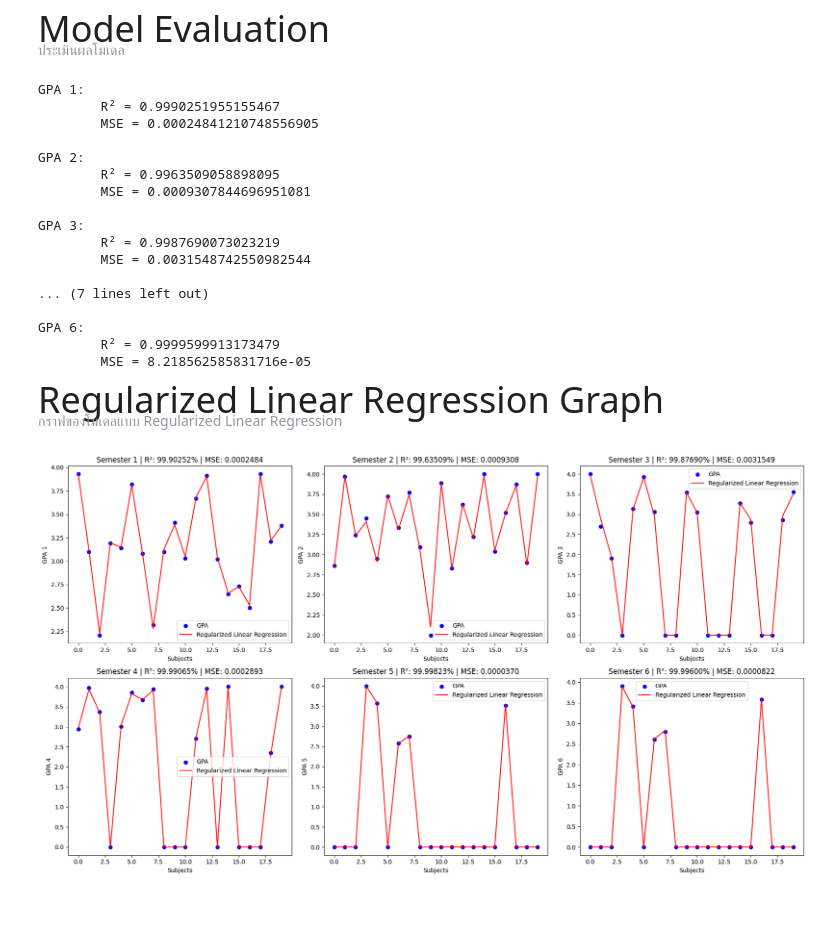
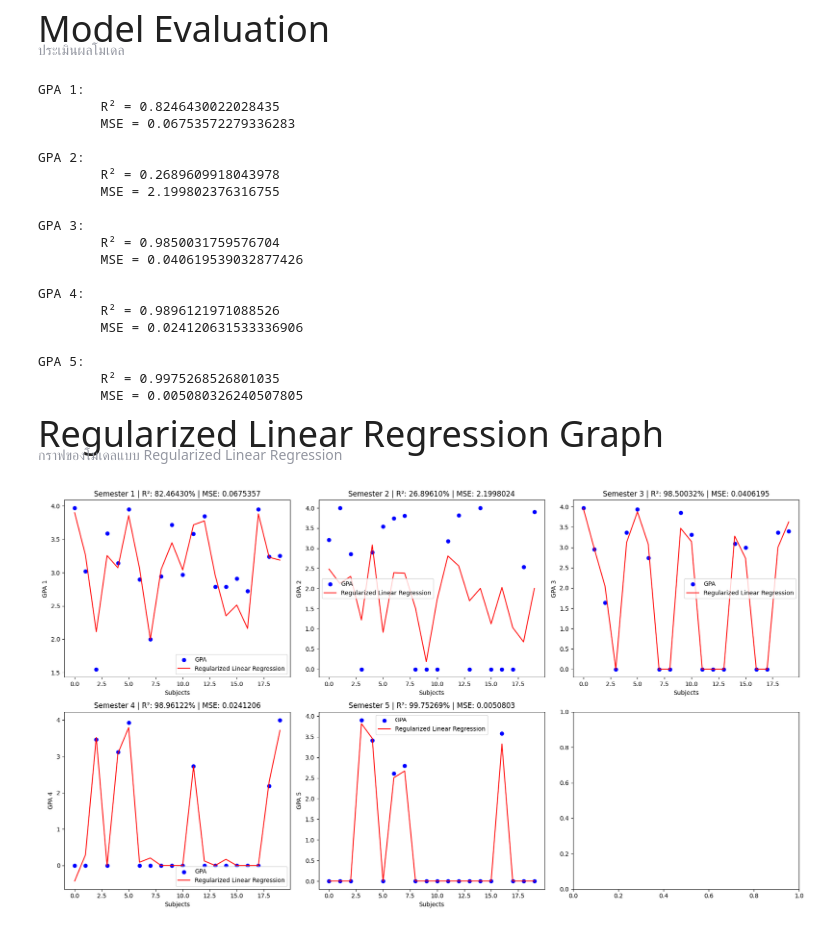
Before and after one commit to vachirasawin/codingSKT, a Jupyter notebook: model/RegularizedLinearRegression_Ridge.ipynb, the cells around one changed output. Drawn from its saved outputs; the diff is of its cells as text; code cells hidden in the pictures.

```diff
--- a/model/RegularizedLinearRegression_Ridge.ipynb
+++ b/model/RegularizedLinearRegression_Ridge.ipynb
@@ -34,22 +34,20 @@ X2 = ["thai_2", "english_basic_2", "english_add_2", "math_basic_2", "math_add_2"
 X3 = ["thai_3", "english_basic_3", "english_add_3", "math_basic_3", "math_add_3", "science_3", "physics_3", "chemistry_3", "biology_3", "computer_3", "robot_3", "social1_3", "social2_3", "health_3", "pe_3", "art_3", "career_3", "credits_studied_3", "credits_earned_3"]
 X4 = ["thai_4", "english_basic_4", "english_add_4", "math_basic_4", "math_add_4", "science_4", "physics_4", "chemistry_4", "biology_4", "computer_4", "robot_4", "social1_4", "social2_4", "health_4", "pe_4", "art_4", "career_4", "credits_studied_4", "credits_earned_4"]
 X5 = ["thai_5", "english_basic_5", "english_add_5", "math_basic_5", "math_add_5", "science_5", "physics_5", "chemistry_5", "biology_5", "computer_5", "social1_5", "social2_5", "health_5", "pe_5", "art_5", "credits_studied_5", "credits_earned_5"]
-X6 = ["thai_6", "english_basic_6", "english_add_6", "math_basic_6", "math_add_6", "science_6", "physics_6", "chemistry_6", "biology_6", "computer_6", "robot_6", "social1_6", "social2_6", "health_6", "pe_6", "art_6", "credits_studied_6", "credits_earned_6"]
 
-y1 = "gpa_1"
-y2 = "gpa_2"
-y3 = "gpa_3"
-y4 = "gpa_4"
-y5 = "gpa_5"
-y6 = "gpa_6"
+y1 = "gpa_2"
+y2 = "gpa_3"
+y3 = "gpa_4"
+y4 = "gpa_5"
+y5 = "gpa_6"
 
-X_array = [X1, X2, X3, X4, X5, X6]
-y_array = [y1, y2, y3, y4, y5, y6]
+X_array = [X1, X2, X3, X4, X5]
+y_array = [y1, y2, y3, y4, y5]
 # %% [markdown]
 <div style = "font-size: 36px;">Train-Test Split</div>
 <div style = "font-size: 14px; color: #9497a1;">แบ่ง Train และ Test</div>
 # %%
-random_state_split_array = [41, 42, 41, 42, 45, 45]
+random_state_split_array = [41, 42, 41, 42, 45]
 X_train_array = []
 X_test_array = []
 y_train_array = []
@@ -72,8 +70,8 @@ for i in range(len(X_array)):
 <div style = "font-size: 14px; color: #9497a1;">สร้างและฝึกโมเดล</div>
 # %%
 modelArray = []
-alphaArray = [1, 7, 9, 1, 1, 1]
-random_state_model_array = [42, 42, 42, 42, 42, 42]
+alphaArray = [1, 9, 9, 1, 1]
+random_state_model_array = [42, 42, 42, 42, 42]
 
 
 for i in range(len(X_array)):
@@ -101,39 +99,43 @@ for i in range(len(modelArray)):
     print(f"GPA {i + 1}:\n\tR² = {r2}\n\tMSE = {mse}\n")
 # %% [output]
 GPA 1:
-        R² = 0.9990251955155467
-        MSE = 0.00024841210748556905
+        R² = 0.8246430022028435
+        MSE = 0.06753572279336283
 
 GPA 2:
-        R² = 0.9963509058898095
-        MSE = 0.0009307844696951081
+        R² = 0.2689609918043978
+        MSE = 2.199802376316755
 
 GPA 3:
-        R² = 0.9987690073023219
-        MSE = 0.0031548742550982544
+        R² = 0.9850031759576704
+        MSE = 0.040619539032877426
 
-... (7 lines left out)
+GPA 4:
+        R² = 0.9896121971088526
+        MSE = 0.024120631533336906
 
-GPA 6:
-        R² = 0.9999599913173479
-        MSE = 8.218562585831716e-05
+GPA 5:
+        R² = 0.9975268526801035
+        MSE = 0.005080326240507805
 # %% [markdown]
 <div style = "font-size: 36px;">Regularized Linear Regression Graph</div>
 <div style = "font-size: 14px; color: #9497a1;">กราฟของโมเดลแบบ Regularized Linear Regression</div>
 # %%
 fig, axes = plt.subplots(2, 3, figsize = (18, 10))
 axes = axes.flatten()
 
 for i in range(len(modelArray)):
+    r2 = r2_score(y_test_array[i], y_preds[i]) * 100 if r2_score(y_test_array[i], y_preds[i]) >= 0 else r2_score(y_test_array[i], y_preds[i])
+
     ax = axes[i]
     ax.scatter(range(len(y_test_array[i])), y_test_array[i], color = "blue", label = "GPA")
     ax.plot(range(len(y_test_array[i])), y_preds[i], color = "red", label = "Regularized Linear Regression")
-    ax.set_title(f"Semester {i + 1} | R²: {r2_score(y_test_array[i], y_preds[i]) * 100:.5f}% | MSE: {mean_squared_error(y_test_array[i], y_preds[i]):.7f}")
+    ax.set_title(f"Semester {i + 1} | R²: {r2:.5f}% | MSE: {mean_squared_error(y_test_array[i], y_preds[i]):.7f}")
     ax.set_xlabel("Subjects")
     ax.set_ylabel(f"GPA {i + 1}")
     ax.legend()
 
 plt.tight_layout()
 plt.show()
 # %% [output]
-[figure, old version]
+[figure, new version]
```
Also changed, not shown: 22 other files.
